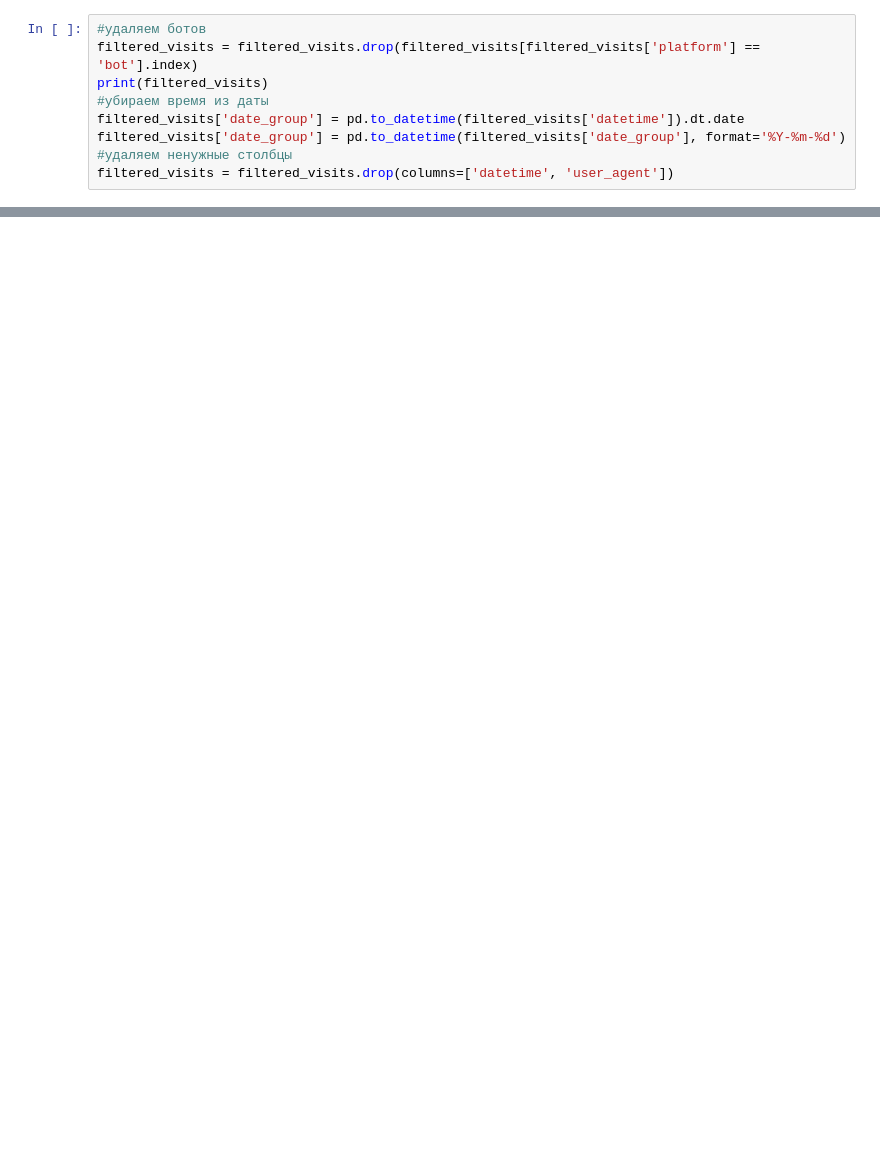
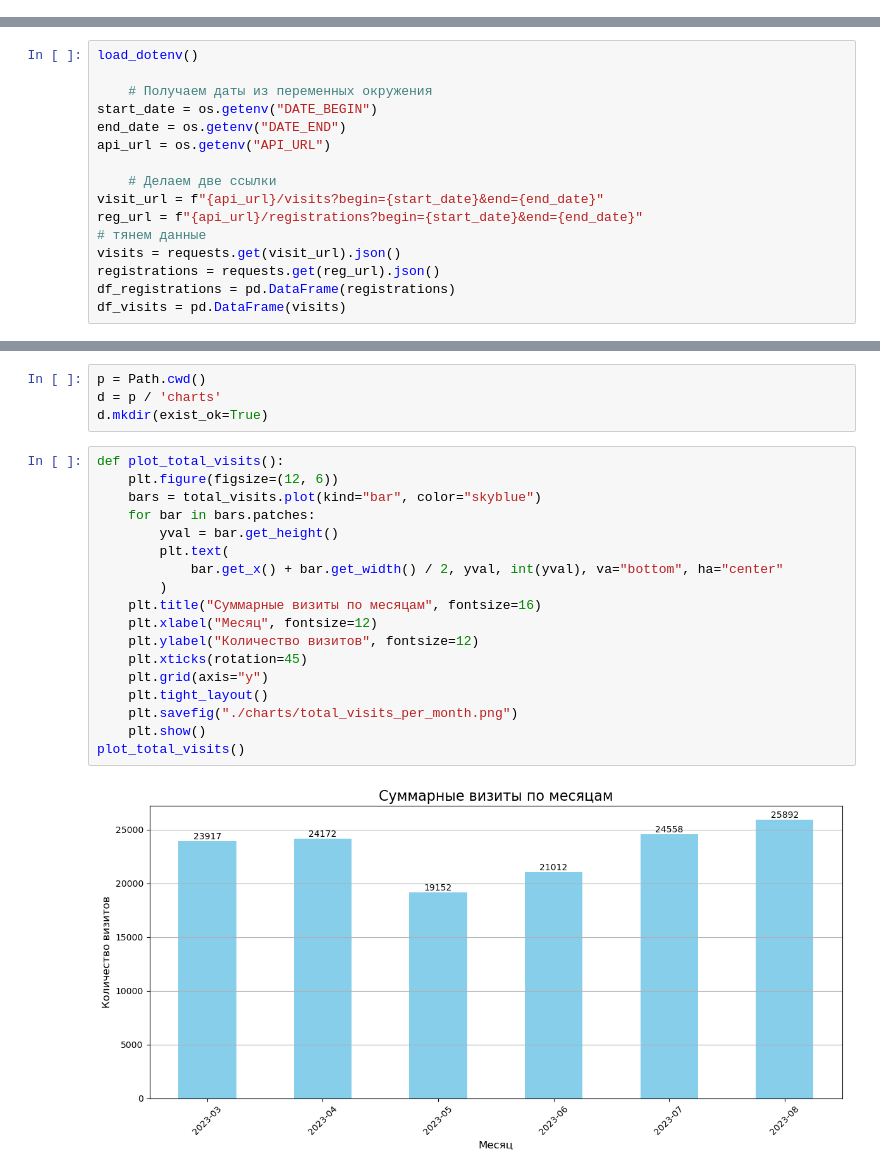
Before and after one commit to MRSC5/data-analytics-project-100, a Jupyter notebook: charts_project.ipynb, the cells around one changed output, grey strips where cells are left out. Cells and saved outputs as stored; diff of their text form; blank space fills up the shorter version.

```diff
--- a/charts_project.ipynb
+++ b/charts_project.ipynb
@@ -48,9 +0,0 @@ print(filtered_visits)
-# %%
-#удаляем ботов
-filtered_visits = filtered_visits.drop(filtered_visits[filtered_visits['platform'] == 'bot'].index)
-print(filtered_visits)
-#убираем время из даты
-filtered_visits['date_group'] = pd.to_datetime(filtered_visits['datetime']).dt.date
-filtered_visits['date_group'] = pd.to_datetime(filtered_visits['date_group'], format='%Y-%m-%d')
-#удаляем ненужные столбцы
-filtered_visits = filtered_visits.drop(columns=['datetime', 'user_agent'])
@@ -282,0 +11,16 @@ NameError: name 'campaign_periods' is not defined
+# %%
+load_dotenv()
+
+    # Получаем даты из переменных окружения
+start_date = os.getenv("DATE_BEGIN")
+end_date = os.getenv("DATE_END")
+api_url = os.getenv("API_URL")
+
+    # Делаем две ссылки
+visit_url = f"{api_url}/visits?begin={start_date}&end={end_date}"
+reg_url = f"{api_url}/registrations?begin={start_date}&end={end_date}"
+# тянем данные
+visits = requests.get(visit_url).json()
+registrations = requests.get(reg_url).json()
+df_registrations = pd.DataFrame(registrations)
+df_visits = pd.DataFrame(visits)
@@ -282,0 +245,24 @@ NameError: name 'campaign_periods' is not defined
+# %%
+p = Path.cwd()
+d = p / 'charts'
+d.mkdir(exist_ok=True)
+# %%
+def plot_total_visits():
+    plt.figure(figsize=(12, 6))
+    bars = total_visits.plot(kind="bar", color="skyblue")
+    for bar in bars.patches:
+        yval = bar.get_height()
+        plt.text(
+            bar.get_x() + bar.get_width() / 2, yval, int(yval), va="bottom", ha="center"
+        )
+    plt.title("Суммарные визиты по месяцам", fontsize=16)
+    plt.xlabel("Месяц", fontsize=12)
+    plt.ylabel("Количество визитов", fontsize=12)
+    plt.xticks(rotation=45)
+    plt.grid(axis="y")
+    plt.tight_layout()
+    plt.savefig("./charts/total_visits_per_month.png")
+    plt.show()
+plot_total_visits()
+# %% [output]
+[figure, added]
```
Also changed, not shown: parts of 38 cells of this notebook, 2 other files.
